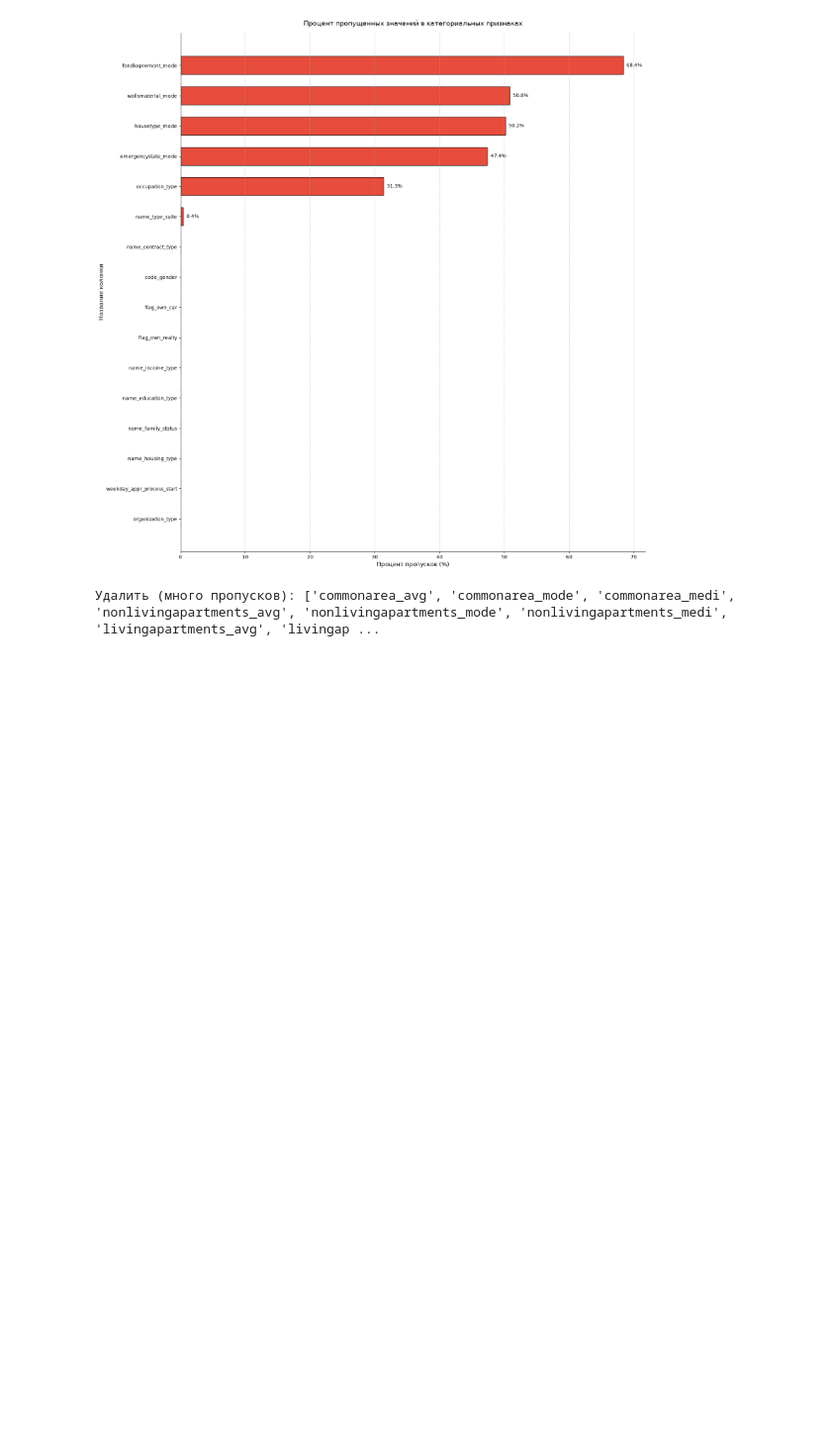
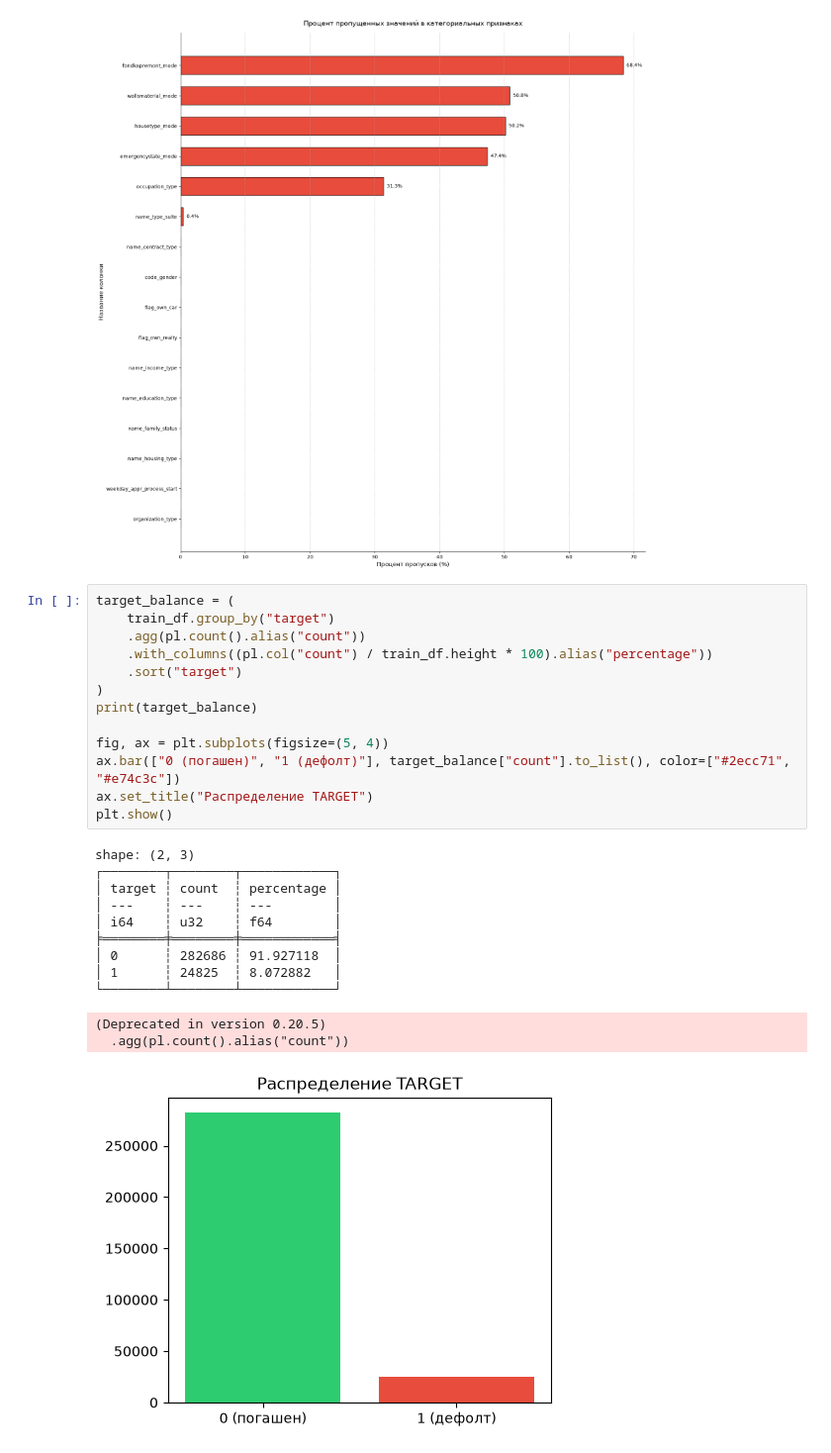
Before and after one commit to whunotexplain/CreditScoringMLE, a Jupyter notebook: ml_service/app/notebooks/001_EDA_analys.ipynb, the cells around one changed output. Shown at 99% size. Cells and saved outputs as stored; diff of their text form; blank space fills up the shorter version.

Commit message:
start traininn model

```diff
--- a/ml_service/app/notebooks/001_EDA_analys.ipynb
+++ b/ml_service/app/notebooks/001_EDA_analys.ipynb
@@ -263,5 +242,28 @@ plt.show()
 # %% [output]
 [figure]
 # %%
+target_balance = (
+    train_df.group_by("target")
+    .agg(pl.count().alias("count"))
+    .with_columns((pl.col("count") / train_df.height * 100).alias("percentage"))
+    .sort("target")
+)
+print(target_balance)
+
+fig, ax = plt.subplots(figsize=(5, 4))
+ax.bar(["0 (погашен)", "1 (дефолт)"], target_balance["count"].to_list(), color=["#2ecc71", "#e74c3c"])
+ax.set_title("Распределение TARGET")
+plt.show()
 # %% [output]
-Удалить (много пропусков): ['commonarea_avg', 'commonarea_mode', 'commonarea_medi', 'nonlivingapartments_avg', 'nonlivingapartments_mode', 'nonlivingapartments_medi', 'livingapartments_avg', 'livingap ...
+shape: (2, 3)
+┌────────┬────────┬────────────┐
+│ target ┆ count  ┆ percentage │
+│ ---    ┆ ---    ┆ ---        │
+│ i64    ┆ u32    ┆ f64        │
+╞════════╪════════╪════════════╡
+│ 0      ┆ 282686 ┆ 91.927118  │
+│ 1      ┆ 24825  ┆ 8.072882   │
+└────────┴────────┴────────────┘
+(Deprecated in version 0.20.5)
+  .agg(pl.count().alias("count"))
+[figure, added]
```
Also changed, not shown: parts of 6 cells of this notebook, 2 other files.
